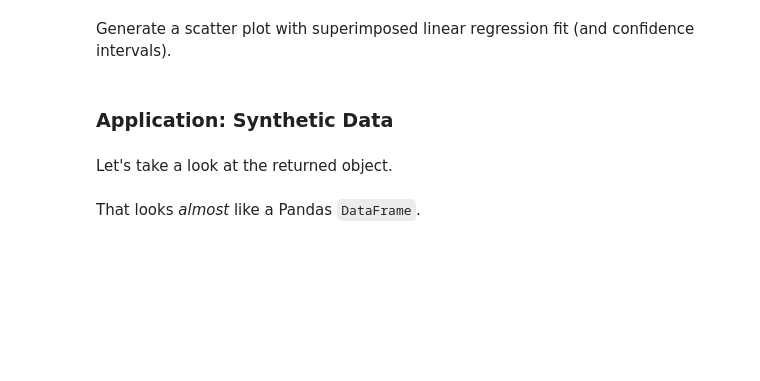
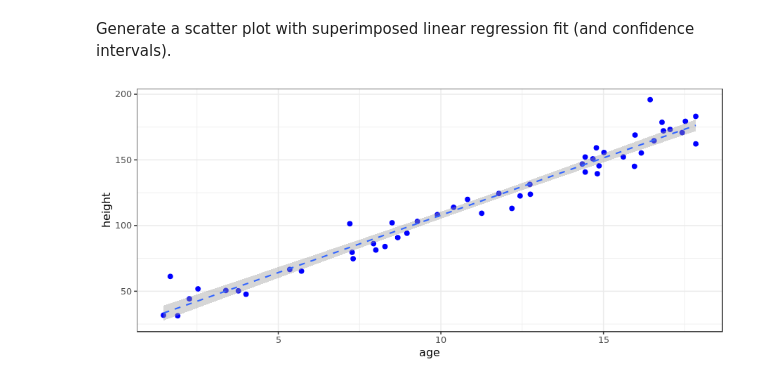
Before and after one commit to brunolucian/sliders, a Jupyter notebook: demo-r-from-python.ipynb, the cells around one changed output. Drawn from its saved outputs; the diff is of its cells as text; code cells hidden in the pictures; blank space fills up the shorter version.

```diff
--- a/demo-r-from-python.ipynb
+++ b/demo-r-from-python.ipynb
@@ -205,11 +210,11 @@ Generate a scatter plot with superimposed linear regression fit (and confidence
 # %%
 %%R -w 900 -h 400 -i growing
 
 library(ggplot2)
 
 ggplot(growing, aes(x = age, y = height)) +
     geom_point(size = 3, color = "blue") +
-    geom_smooth(method = "lm", color = "red", lty = "dashed") +
-    theme_classic(base_size = 16)
+    geom_smooth(method = "lm", lty = "dashed") +
+    theme_bw(base_size = 16)
+# %% [output]
+[figure, added]
-# %% [markdown]
-### Application: Synthetic Data
@@ -226,2 +220,0 @@ library(charlatan)
-# %% [markdown]
-Let's take a look at the returned object.
@@ -230,2 +220,0 @@ synthetic_people
-# %% [markdown]
-That looks *almost* like a Pandas `DataFrame`.
```
Also changed, not shown: parts of 103 cells of this notebook.
